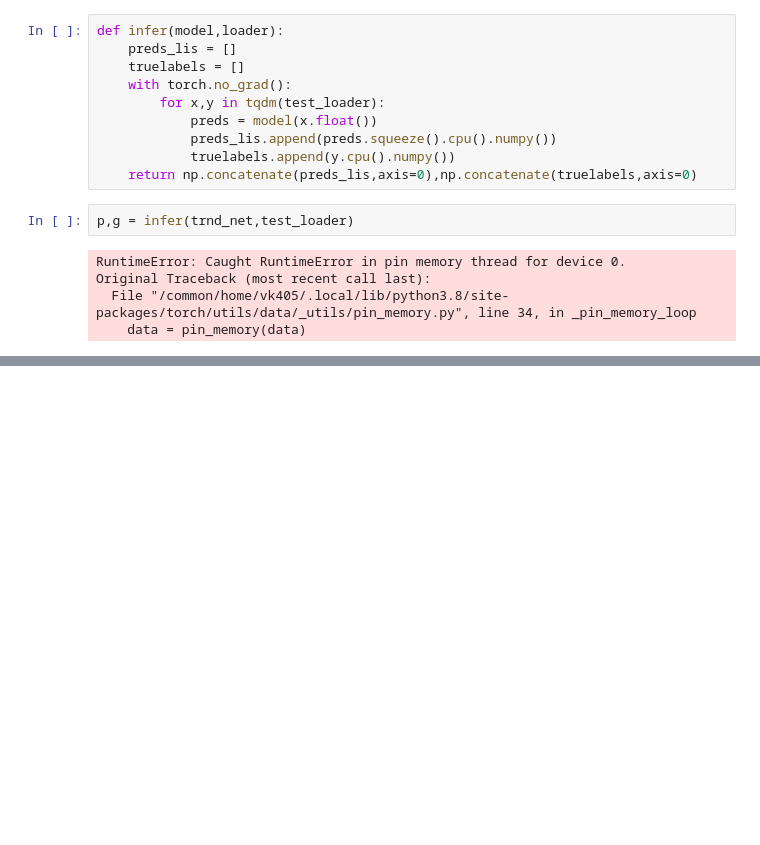
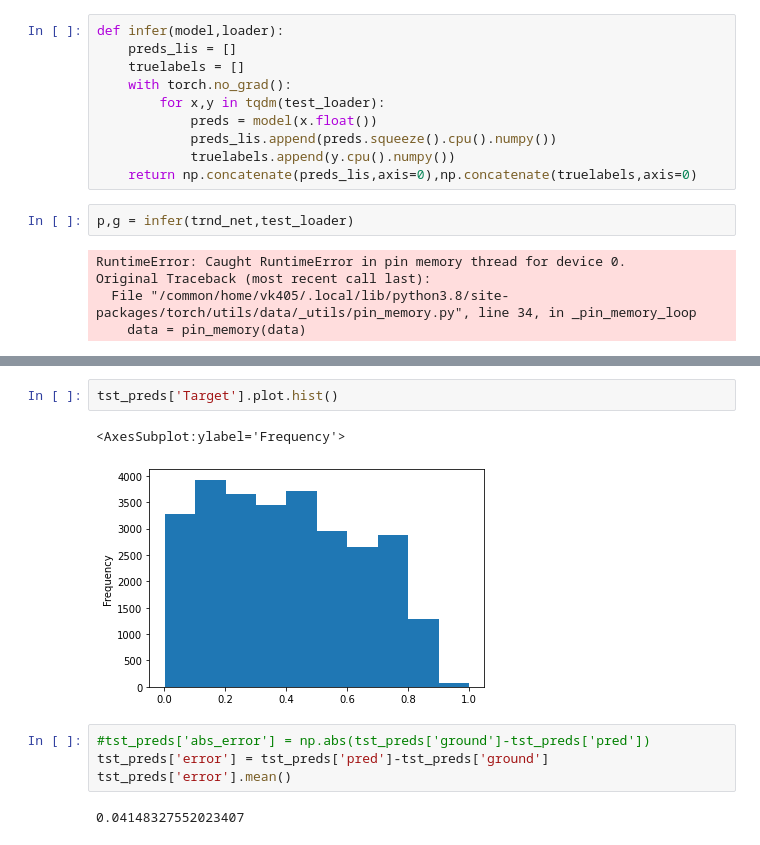
Before and after one commit to vin136/Solar-forcast, a Jupyter notebook: nbs/inference.ipynb, the cells around one changed output, grey strips where cells are left out. Cells and saved outputs as stored; diff of their text form; blank space fills up the shorter version.

```diff
--- a/nbs/inference.ipynb
+++ b/nbs/inference.ipynb
@@ -243,0 +264,11 @@ NameError: name 'uaeou' is not defined
+# %%
+tst_preds['Target'].plot.hist()
+# %% [output]
+<AxesSubplot:ylabel='Frequency'>
+[figure, added]
+# %%
+#tst_preds['abs_error'] = np.abs(tst_preds['ground']-tst_preds['pred'])
+tst_preds['error'] = tst_preds['pred']-tst_preds['ground']
+tst_preds['error'].mean()
+# %% [output]
+0.04148327552023407
```
Also changed, not shown: parts of 11 cells of this notebook, 3 other files.
